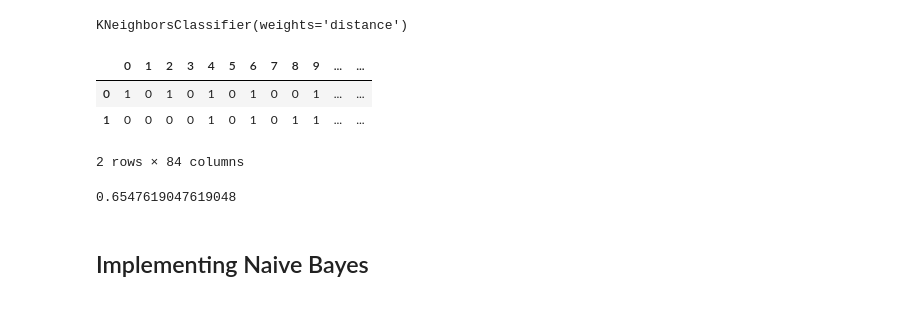
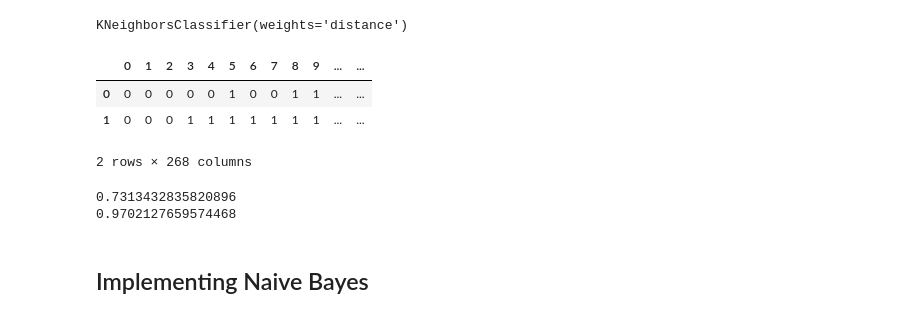
Before and after one commit to soufolbhuiyan/Titanic, a Jupyter notebook: Titanic(KNN).ipynb, the cells around one changed output. Cells and saved outputs as stored; diff of their text form; code cells hidden in the pictures.

```diff
--- a/Titanic(KNN).ipynb
+++ b/Titanic(KNN).ipynb
@@ -9,6 +10,6 @@ from sklearn.metrics import accuracy_score
 import matplotlib.pyplot as plt
 # %%
-data = pd.read_csv("tested.csv")
+data = pd.read_csv("Titanic-Dataset.csv")
 data.head()
 # %% [output]
 |  | PassengerId | Survived | Pclass | Name | Sex | Age | SibSp | Parch | Ticket | Fare | ... |
@@ -180,8 +181,10 @@ memory usage: 26.1 KB
 # %% [markdown]
 ## Split the data
 # %%
-x = data.iloc[:, 1:]
-y = data.iloc[:, 0]
+data = pd.DataFrame(data)
+x = data.iloc[:, 1:].values
+y = data.iloc[:, 0].values
 
-x, y
+print(x)
+print(y)
 # %% [output]
@@ -209,4 +239,4 @@ x.shape, y.shape
 # %%
-x_train, x_test, y_train, y_test  = train_test_split(x, y  , test_size = 0.2 , random_state  = 46)
+x_train, x_test, y_train, y_test  = train_test_split(x, y  , test_size = 0.3 , random_state  = 0)
 x_train.shape, x_test.shape
 # %% [output]
@@ -221,18 +251,21 @@ knn.fit(x_train, y_train)
 KNeighborsClassifier(weights='distance')
 # %%
 y_pred = knn.predict(x_test)
+y_train_pred = knn.predict(x_train)
 
 z = np.vstack((y_pred, y_test))
 pd.DataFrame(z)
 # %% [output]
 |  | 0 | 1 | 2 | 3 | 4 | 5 | 6 | 7 | 8 | 9 | ... | ... |
-| 0 | 1 | 0 | 1 | 0 | 1 | 0 | 1 | 0 | 0 | 1 | ... | ... |
-| 1 | 0 | 0 | 0 | 0 | 1 | 0 | 1 | 0 | 1 | 1 | ... | ... |
+| 0 | 0 | 0 | 0 | 0 | 0 | 1 | 0 | 0 | 1 | 1 | ... | ... |
+| 1 | 0 | 0 | 0 | 1 | 1 | 1 | 1 | 1 | 1 | 1 | ... | ... |
-2 rows × 84 columns
+2 rows × 268 columns
 # %%
-accuracy_score(y_pred, y_test)
+print(accuracy_score(y_pred, y_test))
+print(f1_score(y_train_pred ,y_train))
 # %% [output]
-0.6547619047619048
+0.7313432835820896
+0.9702127659574468
 # %% [markdown]
 ## Implementing Naive Bayes
 # %%
```
Also changed, not shown: parts of 30 cells of this notebook, 2 other files.
